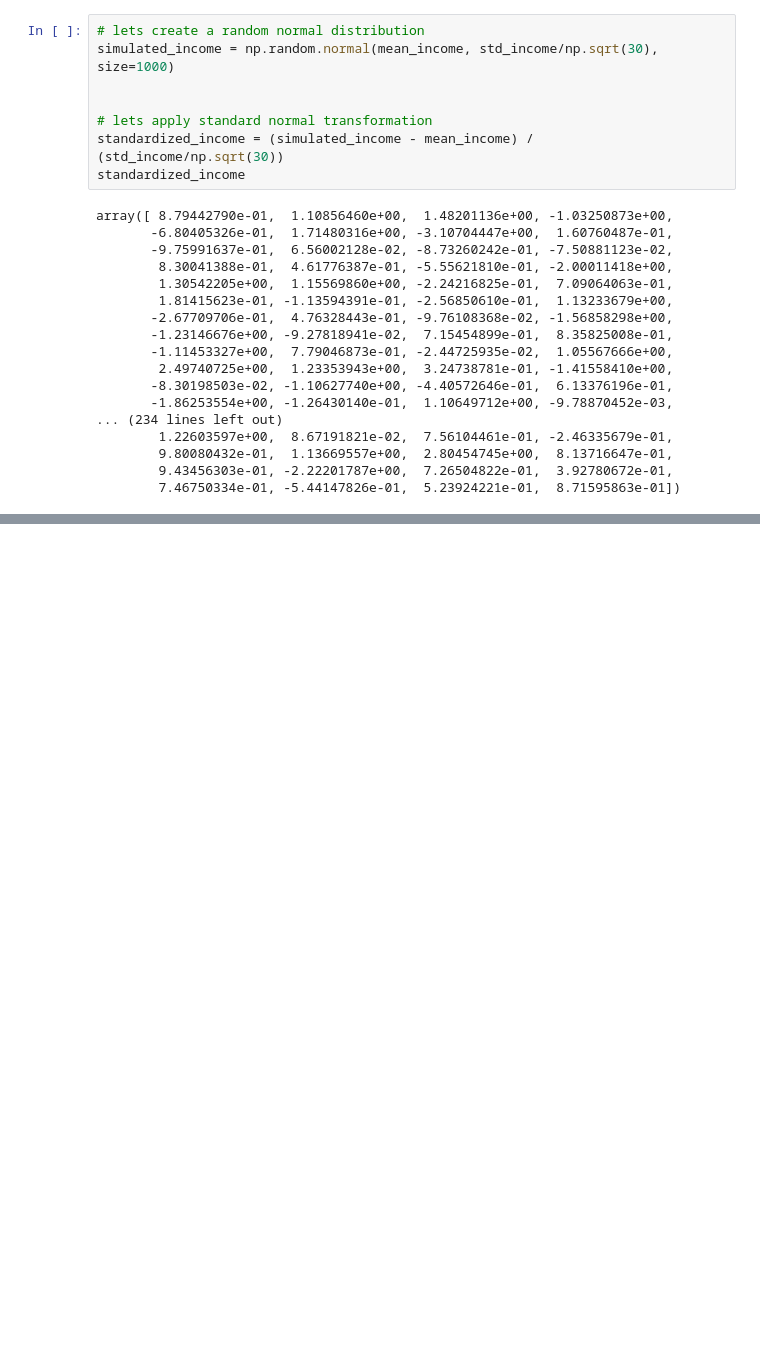
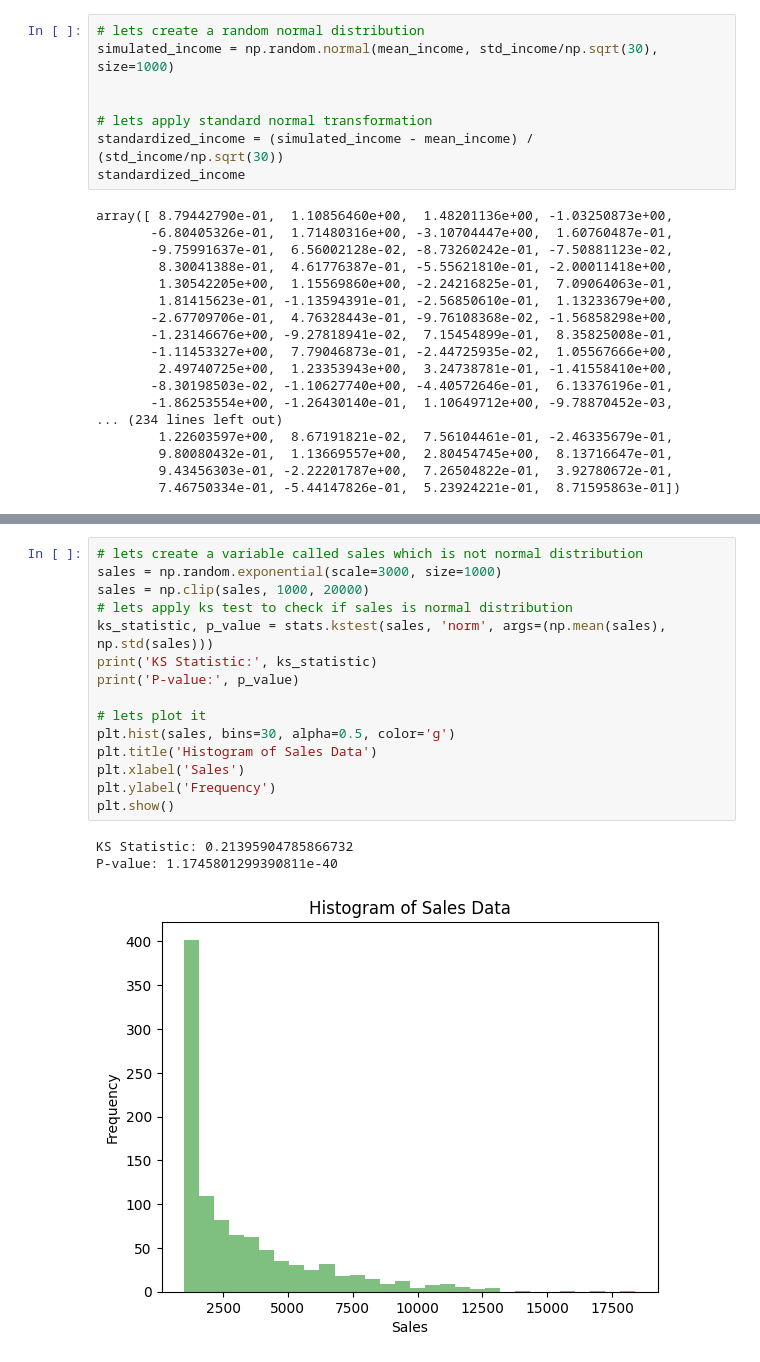
Before and after one commit to rahul8879/rbyte_ai_engineering, a Jupyter notebook: math/basic_stats.ipynb, the cells around one changed output, grey strips where cells are left out. Cells and saved outputs as stored; diff of their text form; blank space fills up the shorter version.

```diff
--- a/math/basic_stats.ipynb
+++ b/math/basic_stats.ipynb
@@ -164,0 +205,19 @@ array([ 8.79442790e-01,  1.10856460e+00,  1.48201136e+00, -1.03250873e+00,
+# %%
+# lets create a variable called sales which is not normal distribution
+sales = np.random.exponential(scale=3000, size=1000)
+sales = np.clip(sales, 1000, 20000)
+# lets apply ks test to check if sales is normal distribution
+ks_statistic, p_value = stats.kstest(sales, 'norm', args=(np.mean(sales), np.std(sales)))
+print('KS Statistic:', ks_statistic)
+print('P-value:', p_value)
+
+# lets plot it
+plt.hist(sales, bins=30, alpha=0.5, color='g')
+plt.title('Histogram of Sales Data')
+plt.xlabel('Sales')
+plt.ylabel('Frequency')
+plt.show()
+# %% [output]
+KS Statistic: 0.21395904785866732
+P-value: 1.1745801299390811e-40
+[figure, added]
```
Also changed, not shown: parts of 14 cells of this notebook, 1 other file.
